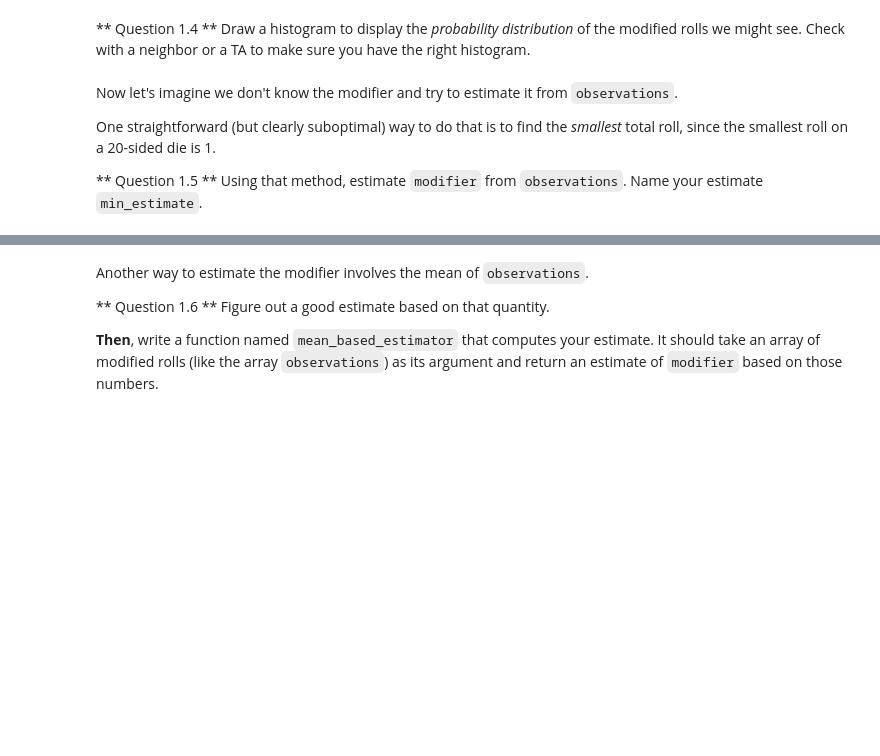
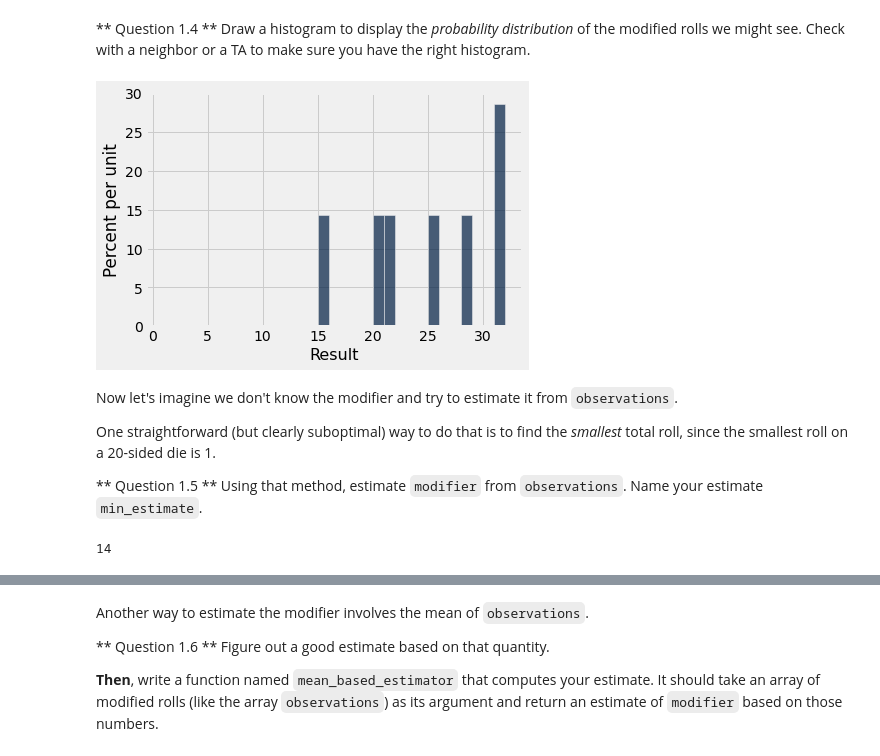
Before and after one commit to karol22/datascienceclass, a Jupyter notebook: labs/lab06/lab06.ipynb, the cells around one changed output, grey strips where cells are left out. Drawn from its saved outputs; the diff is of its cells as text; code cells hidden in the pictures; blank space fills up the shorter version.

```diff
--- a/labs/lab06/lab06.ipynb
+++ b/labs/lab06/lab06.ipynb
@@ -41,10 +41,10 @@ For example, suppose Alice's character, a barbarian warrior named Roga, is tryin
 
 *Hint:* A roll of a 20-sided die is a number chosen uniformly from the array `make_array(1, 2, 3, 4, ..., 20)`.  So a roll of a 20-sided die *plus 11* is a number chosen uniformly from that array, plus 11.
 # %%
-possible_rolls = ...
-roll_result = ...
-modified_result = ...
-action_succeeded = ...
+possible_rolls = np.arange(1, 21)
+roll_result = np.random.choice(possible_rolls, 1)[0]
+modified_result = roll_result + 11
+action_succeeded = modified_result > 15
 
 # The next line just prints out your results in a nice way
 # once you're done.  You can delete it if you want.
@@ -66,8 +93,7 @@ modifier = 11
 num_observations = 7
 
 def simulate_observations():
-    """Produces an array of 7 simulated modified die rolls"""
-    ...
+    return np.random.choice(possible_rolls, num_observations) + modifier
 
-observations = ...
+observations = simulate_observations()
 observations
@@ -78,8 +115,11 @@ _ = ok.grade('q1_3')
 # %%
 # We suggest using these bins.
 roll_bins = np.arange(1, modifier+2+20, 1)
+observations = simulate_observations()
 
-...
+Table().with_column("Result", observations).hist("Result", bins=roll_bins)
+# %% [output]
+[figure, added]
 # %% [markdown]
 Now let's imagine we don't know the modifier and try to estimate it from `observations`.
 
@@ -87,7 +127,9 @@ One straightforward (but clearly suboptimal) way to do that is to find the *smal
 
 ** Question 1.5 ** Using that method, estimate `modifier` from `observations`.  Name your estimate `min_estimate`.
 # %%
-min_estimate = ...
+min_estimate = sorted(observations)[0] - 1
 min_estimate
+# %% [output]
+14
 # %%
 _ = ok.grade('q1_5')
```
Also changed, not shown: parts of 34 cells of this notebook, 2 other files.
